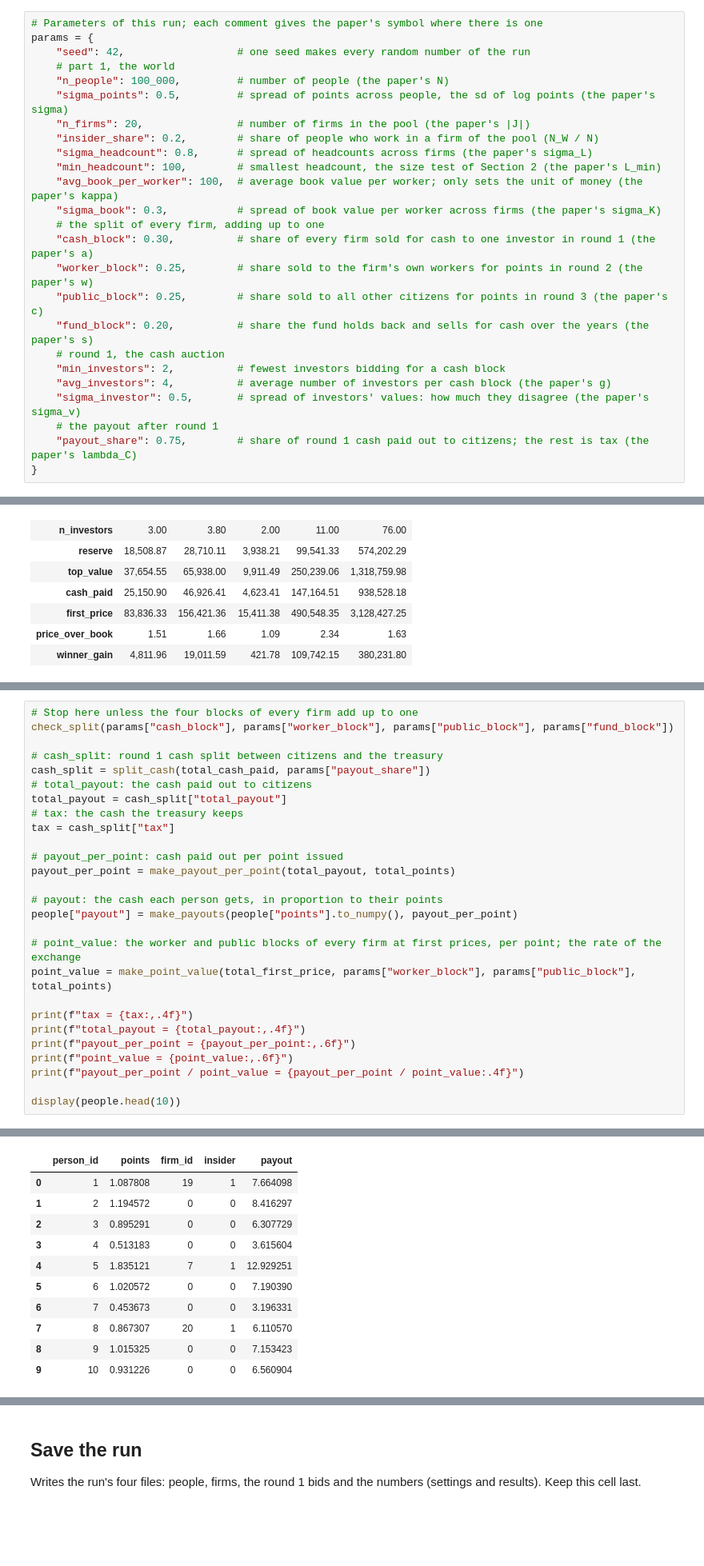
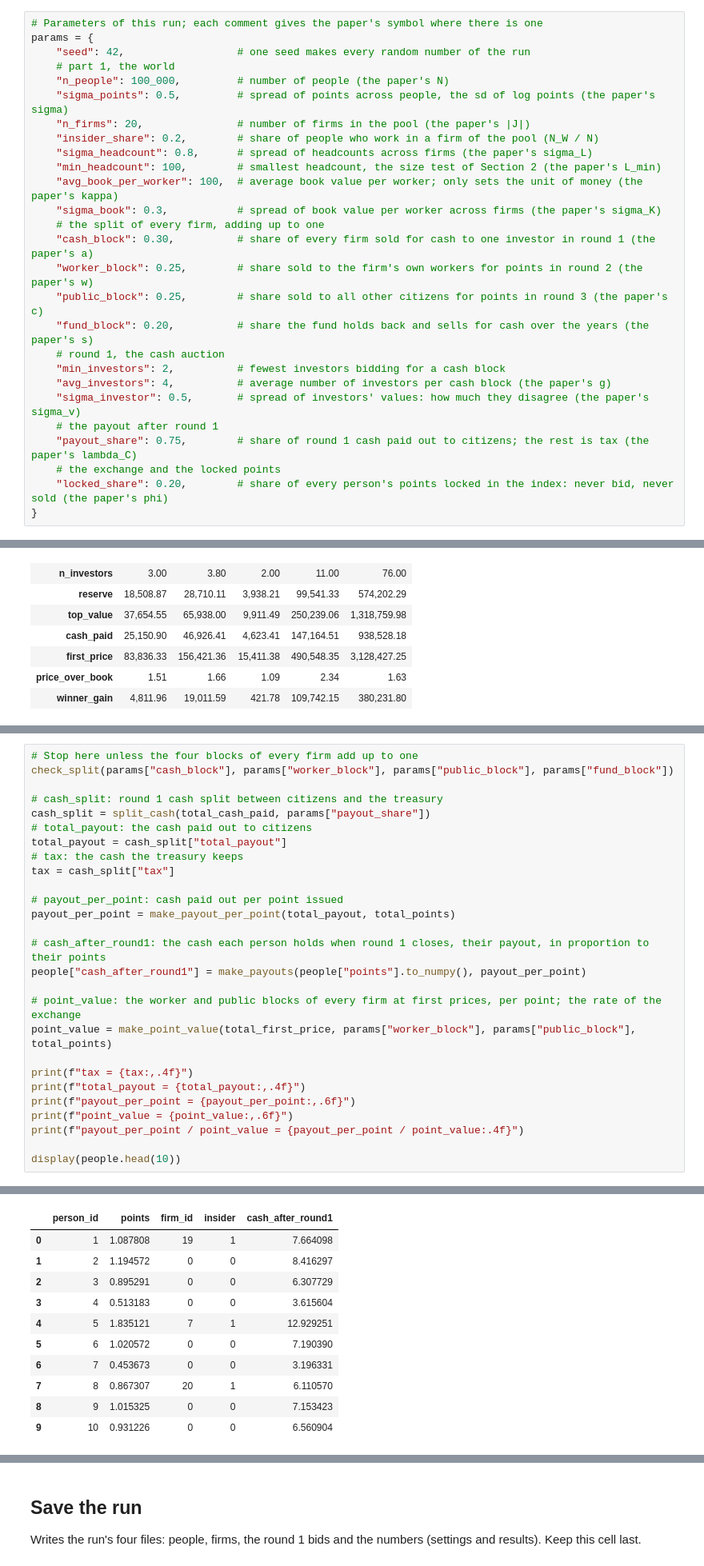
Before and after one commit to Arom-MFE/mass-privatization-auctions, a Jupyter notebook: main.ipynb, the cells around one changed output, grey strips where cells are left out. Shown at 80% size. Cells and saved outputs as stored; diff of their text form; blank space fills up the shorter version.

Commit message:
Add world setup, cash auction and payout

```diff
--- a/main.ipynb
+++ b/main.ipynb
@@ -59,6 +61,8 @@ params = {
     "sigma_investor": 0.5,       # spread of investors' values: how much they disagree (the paper's sigma_v)
     # the payout after round 1
     "payout_share": 0.75,        # share of round 1 cash paid out to citizens; the rest is tax (the paper's lambda_C)
+    # the exchange and the locked points
+    "locked_share": 0.20,        # share of every person's points locked in the index: never bid, never sold (the paper's phi)
 }
 # %%
 # run_number: which run this is; it names the folder and starts every file name
@@ -468,36 +472,36 @@ $q^*$ is the fixed rate of the exchange in rounds 2 and 3. The payout is always
 # Stop here unless the four blocks of every firm add up to one
 check_split(params["cash_block"], params["worker_block"], params["public_block"], params["fund_block"])
 
 # cash_split: round 1 cash split between citizens and the treasury
 cash_split = split_cash(total_cash_paid, params["payout_share"])
 # total_payout: the cash paid out to citizens
 total_payout = cash_split["total_payout"]
 # tax: the cash the treasury keeps
 tax = cash_split["tax"]
 
 # payout_per_point: cash paid out per point issued
 payout_per_point = make_payout_per_point(total_payout, total_points)
 
-# payout: the cash each person gets, in proportion to their points
-people["payout"] = make_payouts(people["points"].to_numpy(), payout_per_point)
+# cash_after_round1: the cash each person holds when round 1 closes, their payout, in proportion to their points
+people["cash_after_round1"] = make_payouts(people["points"].to_numpy(), payout_per_point)
 
 # point_value: the worker and public blocks of every firm at first prices, per point; the rate of the exchange
 point_value = make_point_value(total_first_price, params["worker_block"], params["public_block"], total_points)
 
 print(f"tax = {tax:,.4f}")
 print(f"total_payout = {total_payout:,.4f}")
 print(f"payout_per_point = {payout_per_point:,.6f}")
 print(f"point_value = {point_value:,.6f}")
 print(f"payout_per_point / point_value = {payout_per_point / point_value:.4f}")
 
 display(people.head(10))
 # %% [output]
 tax = 234,632.0440
 total_payout = 703,896.1319
 payout_per_point = 7.045448
 point_value = 15.656552
 payout_per_point / point_value = 0.4500
-|  | person_id | points | firm_id | insider | payout |
+|  | person_id | points | firm_id | insider | cash_after_round1 |
 | 0 | 1 | 1.087808 | 19 | 1 | 7.664098 |
 | 1 | 2 | 1.194572 | 0 | 0 | 8.416297 |
 | 2 | 3 | 0.895291 | 0 | 0 | 6.307729 |
```
Also changed, not shown: parts of 6 cells of this notebook, 3 other files.
